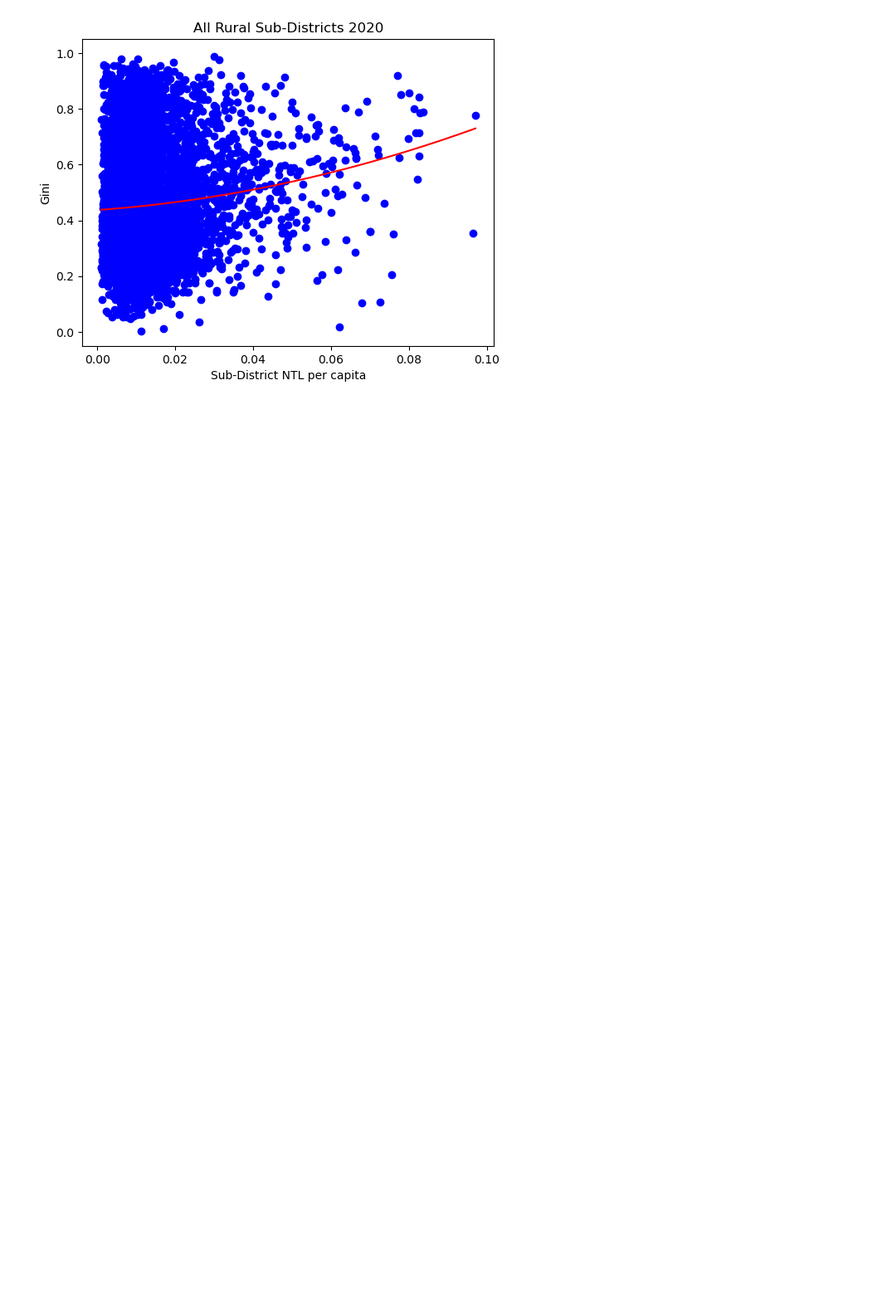
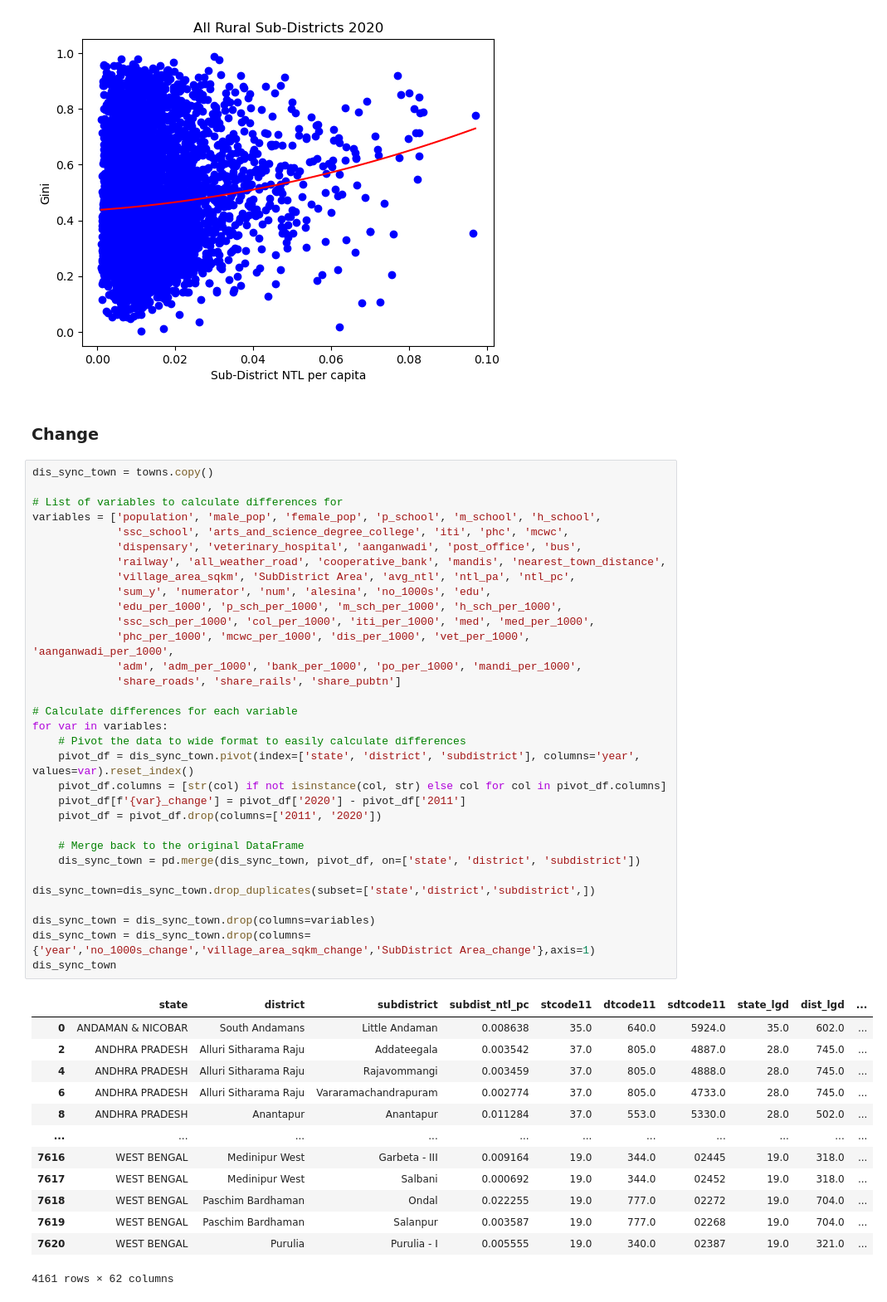
Before and after one commit to SaiSiddhardhaKalla/Master_Thesis, a Jupyter notebook: census2011_towns_villages.ipynb, the cells around one changed output. Shown at 83% size. Saved outputs shown, nothing was run; the diff lists cells and outputs as text; blank space fills up the shorter version.

```diff
--- a/census2011_towns_villages.ipynb
+++ b/census2011_towns_villages.ipynb
@@ -386,3 +402,51 @@ plt.ylim(-0.05,1.05)
 plt.show()
 # %% [output]
 [figure]
+# %% [markdown]
+### Change
+# %%
+dis_sync_town = towns.copy()
+
+# List of variables to calculate differences for
+variables = ['population', 'male_pop', 'female_pop', 'p_school', 'm_school', 'h_school',
+             'ssc_school', 'arts_and_science_degree_college', 'iti', 'phc', 'mcwc',
+             'dispensary', 'veterinary_hospital', 'aanganwadi', 'post_office', 'bus',
+             'railway', 'all_weather_road', 'cooperative_bank', 'mandis', 'nearest_town_distance',
+             'village_area_sqkm', 'SubDistrict Area', 'avg_ntl', 'ntl_pa', 'ntl_pc',
+             'sum_y', 'numerator', 'num', 'alesina', 'no_1000s', 'edu',
+             'edu_per_1000', 'p_sch_per_1000', 'm_sch_per_1000', 'h_sch_per_1000',
+             'ssc_sch_per_1000', 'col_per_1000', 'iti_per_1000', 'med', 'med_per_1000',
+             'phc_per_1000', 'mcwc_per_1000', 'dis_per_1000', 'vet_per_1000', 'aanganwadi_per_1000',
+             'adm', 'adm_per_1000', 'bank_per_1000', 'po_per_1000', 'mandi_per_1000',
+             'share_roads', 'share_rails', 'share_pubtn']
+
+# Calculate differences for each variable
+for var in variables:
+    # Pivot the data to wide format to easily calculate differences
+    pivot_df = dis_sync_town.pivot(index=['state', 'district', 'subdistrict'], columns='year', values=var).reset_index()
+    pivot_df.columns = [str(col) if not isinstance(col, str) else col for col in pivot_df.columns]
+    pivot_df[f'{var}_change'] = pivot_df['2020'] - pivot_df['2011']
+    pivot_df = pivot_df.drop(columns=['2011', '2020'])
+
+    # Merge back to the original DataFrame
+    dis_sync_town = pd.merge(dis_sync_town, pivot_df, on=['state', 'district', 'subdistrict'])
+
+dis_sync_town=dis_sync_town.drop_duplicates(subset=['state','district','subdistrict',])
+
+dis_sync_town = dis_sync_town.drop(columns=variables)
+dis_sync_town = dis_sync_town.drop(columns={'year','no_1000s_change','village_area_sqkm_change','SubDistrict Area_change'},axis=1)
+dis_sync_town
+# %% [output]
+|  | state | district | subdistrict | subdist_ntl_pc | stcode11 | dtcode11 | sdtcode11 | state_lgd | dist_lgd | ... |
+| 0 | ANDAMAN & NICOBAR | South Andamans | Little Andaman | 0.008638 | 35.0 | 640.0 | 5924.0 | 35.0 | 602.0 | ... |
+| 2 | ANDHRA PRADESH | Alluri Sitharama Raju | Addateegala | 0.003542 | 37.0 | 805.0 | 4887.0 | 28.0 | 745.0 | ... |
+| 4 | ANDHRA PRADESH | Alluri Sitharama Raju | Rajavommangi | 0.003459 | 37.0 | 805.0 | 4888.0 | 28.0 | 745.0 | ... |
+| 6 | ANDHRA PRADESH | Alluri Sitharama Raju | Vararamachandrapuram | 0.002774 | 37.0 | 805.0 | 4733.0 | 28.0 | 745.0 | ... |
+| 8 | ANDHRA PRADESH | Anantapur | Anantapur | 0.011284 | 37.0 | 553.0 | 5330.0 | 28.0 | 502.0 | ... |
+| ... | ... | ... | ... | ... | ... | ... | ... | ... | ... | ... |
+| 7616 | WEST BENGAL | Medinipur West | Garbeta - III | 0.009164 | 19.0 | 344.0 | 02445 | 19.0 | 318.0 | ... |
+| 7617 | WEST BENGAL | Medinipur West | Salbani | 0.000692 | 19.0 | 344.0 | 02452 | 19.0 | 318.0 | ... |
+| 7618 | WEST BENGAL | Paschim Bardhaman | Ondal | 0.022255 | 19.0 | 777.0 | 02272 | 19.0 | 704.0 | ... |
+| 7619 | WEST BENGAL | Paschim Bardhaman | Salanpur | 0.003587 | 19.0 | 777.0 | 02268 | 19.0 | 704.0 | ... |
+| 7620 | WEST BENGAL | Purulia | Purulia - I | 0.005555 | 19.0 | 340.0 | 02387 | 19.0 | 321.0 | ... |
+4161 rows × 62 columns
```
Also changed, not shown: parts of 4 cells of this notebook.
